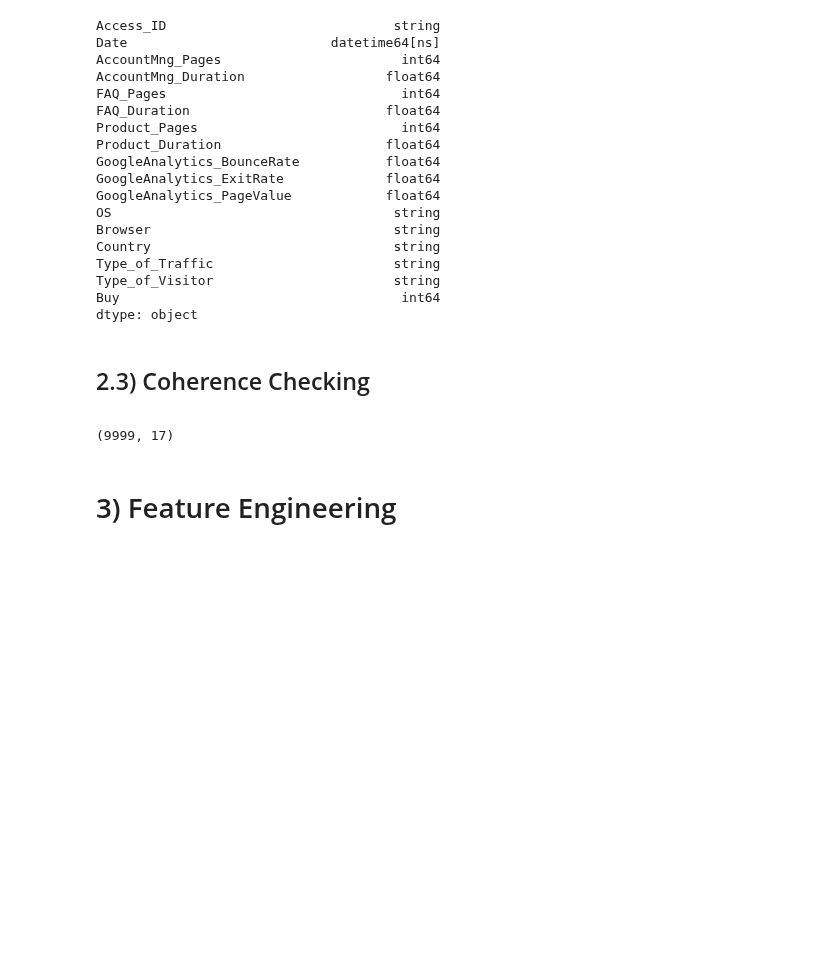
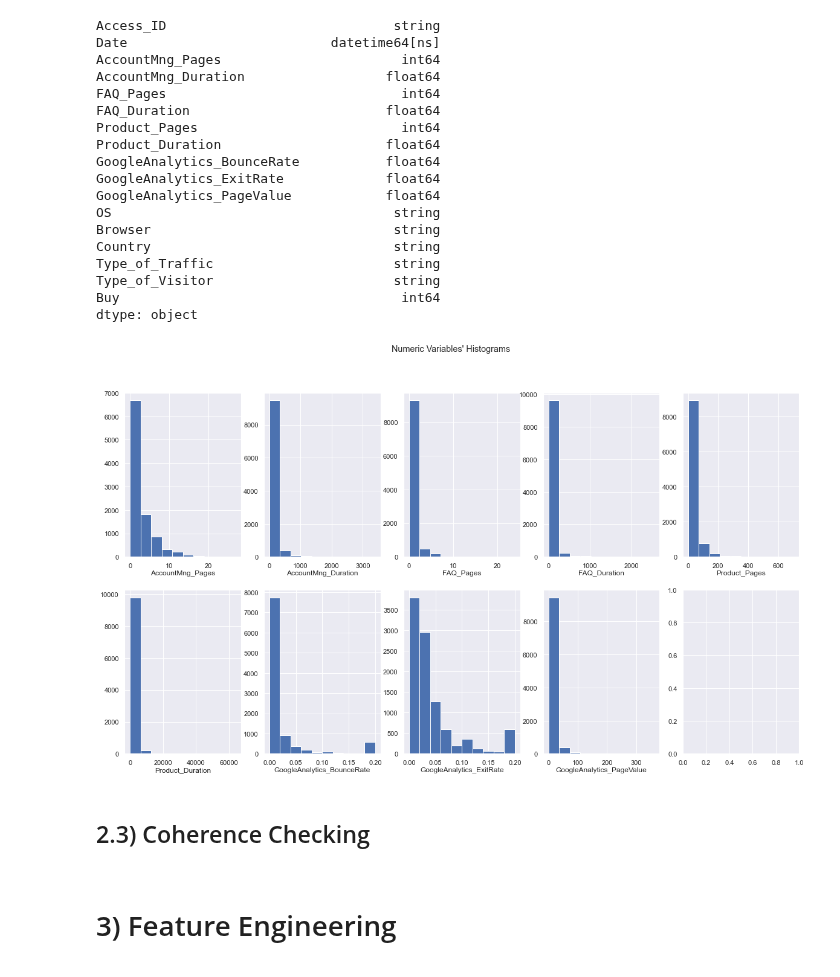
Before and after one commit to JohnnyCodess/Project-Machine-Learning, a Jupyter notebook: USAR ESTE!!!.ipynb, the cells around one changed output. Saved outputs shown, nothing was run; the diff lists cells and outputs as text; code cells hidden in the pictures; blank space fills up the shorter version.

```diff
--- a/USAR ESTE!!!.ipynb
+++ b/USAR ESTE!!!.ipynb
@@ -249,6 +243,24 @@ Type_of_Traffic                       string
 Type_of_Visitor                       string
 Buy                                    int64
 dtype: object
+# %%
+non_metric_feat=['Access_ID','Date','OS','Browser','Country','Type_of_Traffic','Type_of_Visitor','Buy']
+metric_feat=techscape.columns[~techscape.columns.isin(non_metric_feat)]
+
+sns.set()
+fig, axes = plt.subplots(2, ceil(len(metric_feat) / 2), figsize=(20, 11))
+
+for ax, feat in zip(axes.flatten(), techscape[metric_feat]):
+    ax.hist(techscape[feat])
+    ax.set_title(feat, y=-0.13)
+
+title = "Numeric Variables' Histograms"
+
+plt.suptitle(title)
+
+plt.show()
+# %% [output]
+[figure, added]
 # %% [markdown]
 <a class="anchor" id="coherence">
 
@@ -256,39 +268,37 @@ dtype: object
 
 </a>
 # %%
-# Incoherencies between Pages and Duration variables
-def inchorencies_check(df):
+# # Incoherencies between Pages and Duration variables
+# def inchorencies_check(df):
 
-    mng_pages_index = df[(df['AccountMng_Pages']==0) & (df['AccountMng_Duration']>0) ].index # --> 0
-    df.loc[mng_pages_index,'AccountMng_Pages'] = 1
+#     mng_pages_index = df[(df['AccountMng_Pages']==0) & (df['AccountMng_Duration']>0) ].index # --> 0
+#     df.loc[mng_pages_index,'AccountMng_Pages'] = 1
 
-    mng_duration_index = df[(df['AccountMng_Pages']>0) & (df['AccountMng_Duration']==0) ].index  # --> 3
-    df.loc[mng_duration_index,'AccountMng_Duration'] = 1
+#     mng_duration_index = df[(df['AccountMng_Pages']>0) & (df['AccountMng_Duration']==0) ].index  # --> 3
+#     df.loc[mng_duration_index,'AccountMng_Duration'] = 1
 
 
-    # --------------------------------------------------------------
-    faq_pages_index = df[(df['FAQ_Pages']==0) & (df['FAQ_Duration']>0) ].index # --> 0
-    df.loc[faq_pages_index,'FAQ_Pages'] = 1
+#     # --------------------------------------------------------------
+#     faq_pages_index = df[(df['FAQ_Pages']==0) & (df['FAQ_Duration']>0) ].index # --> 0
+#     df.loc[faq_pages_index,'FAQ_Pages'] = 1
 
-    faq_duration_index = df[(df['FAQ_Pages']>0) & (df['FAQ_Duration']==0) ].index  # --> 9
-    df.loc[faq_duration_index,'FAQ_Duration'] = 1
+#     faq_duration_index = df[(df['FAQ_Pages']>0) & (df['FAQ_Duration']==0) ].index  # --> 9
+#     df.loc[faq_duration_index,'FAQ_Duration'] = 1
 
 
-    # --------------------------------------------------------------
-    prod_pages_index = df[(df['Product_Pages']==0) & (df['Product_Duration']>0) ].index # --> 0
-    df.loc[prod_pages_index,'Product_Pages'] = 1
+#     # --------------------------------------------------------------
+#     prod_pages_index = df[(df['Product_Pages']==0) & (df['Product_Duration']>0) ].index # --> 0
+#     df.loc[prod_pages_index,'Product_Pages'] = 1
 
-    prod_duration_index = df[(df['Product_Pages']>0) & (df['Product_Duration']==0) ].index  # --> 130
-    df.loc[prod_duration_index,'Product_Duration'] = 1
+#     prod_duration_index = df[(df['Product_Pages']>0) & (df['Product_Duration']==0) ].index  # --> 130
+#     df.loc[prod_duration_index,'Product_Duration'] = 1
 
-    return df
+#     return df
 
 
-# Call the function created above (with techscape)
-techscape = inchorencies_check(techscape)
-techscape.shape
+# # Call the function created above (with techscape)
+# techscape = inchorencies_check(techscape)
+# techscape.shape
-# %% [output]
-(9999, 17)
 # %% [markdown]
 <a class="anchor" id="feateng">
 
```
Also changed, not shown: parts of 36 cells of this notebook.
